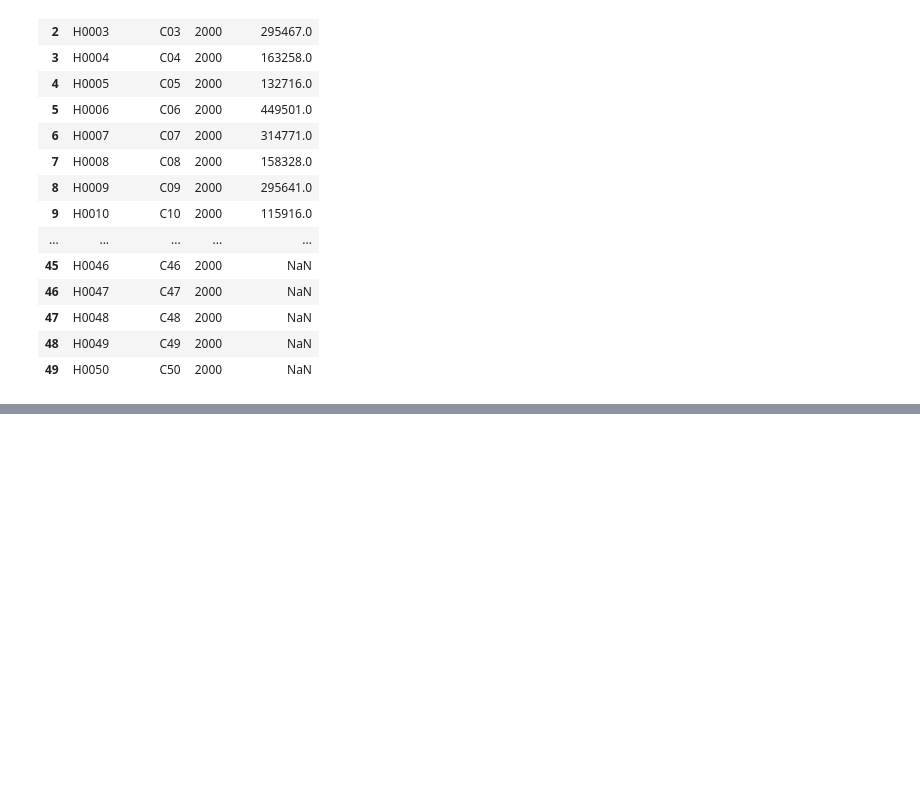
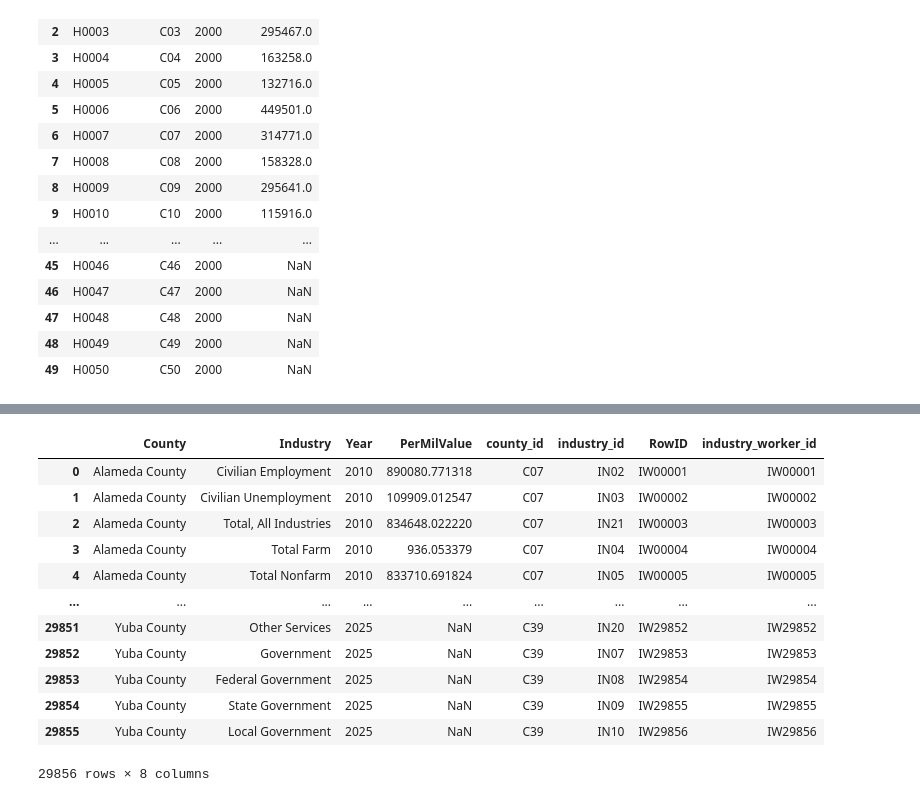
Before and after one commit to MarkBish24/housing-cost-industry-type-correlation, a Jupyter notebook: data-cleaning/Building-SQL-Schema.ipynb, the cells around one changed output, grey strips where cells are left out. Cells and saved outputs as stored; diff of their text form; code cells hidden in the pictures; blank space fills up the shorter version.

Commit message:
created industry worker schema

```diff
--- a/data-cleaning/Building-SQL-Schema.ipynb
+++ b/data-cleaning/Building-SQL-Schema.ipynb
@@ -89,0 +140,8 @@ df_long.to_csv("./Schema-data/Housing-Cost.csv", index=False)
+# %%
+df_all['County'] = df_all['County'].str.replace('_per_mil', '', regex=False)
+df_all['County'] = df_all['County'].str.replace('_', ' ', regex=False)
+
+# Clean IndustryType names
+df_all['TITLE'] = df_all['TITLE'].str.replace(' per mil', '', regex=False)
+
+df_all.head(30)
@@ -89,0 +166,6 @@ df_long.to_csv("./Schema-data/Housing-Cost.csv", index=False)
+# %%
+df_all = df_all.rename(columns={
+    'TITLE': 'Industry',
+    'Value': 'PerMilValue'
+})
+df_all
@@ -89,0 +186,10 @@ df_long.to_csv("./Schema-data/Housing-Cost.csv", index=False)
+# %%
+df_counties = pd.read_csv("./Schema-data/Counties.csv")  # Columns: ID, RegionName
+df_counties = df_counties.rename(columns={'id': 'county_id', 'RegionName': 'County'})
+
+df_industry = pd.read_csv("./Schema-data/Industries.csv")  # Columns: ID, IndustryType
+df_industry = df_industry.rename(columns={'id': 'industry_id', 'Industry': 'Industry'})
+# %%
+df_all = df_all.merge(df_counties[['county_id', 'County']], on='County', how='left')
+
+df_all = df_all.merge(df_industry[['industry_id', 'Industry']],on='Industry', how='left')
@@ -89,0 +212,17 @@ df_long.to_csv("./Schema-data/Housing-Cost.csv", index=False)
+# %%
+df_all['industry_worker_id'] = ['IW' + str(i).zfill(5) for i in range(1, len(df_all)+1)]
+df_all
+# %% [output]
+|  | County | Industry | Year | PerMilValue | county_id | industry_id | RowID | industry_worker_id |
+| 0 | Alameda County | Civilian Employment | 2010 | 890080.771318 | C07 | IN02 | IW00001 | IW00001 |
+| 1 | Alameda County | Civilian Unemployment | 2010 | 109909.012547 | C07 | IN03 | IW00002 | IW00002 |
+| 2 | Alameda County | Total, All Industries | 2010 | 834648.022220 | C07 | IN21 | IW00003 | IW00003 |
+| 3 | Alameda County | Total Farm | 2010 | 936.053379 | C07 | IN04 | IW00004 | IW00004 |
+| 4 | Alameda County | Total Nonfarm | 2010 | 833710.691824 | C07 | IN05 | IW00005 | IW00005 |
+| ... | ... | ... | ... | ... | ... | ... | ... | ... |
+| 29851 | Yuba County | Other Services | 2025 | NaN | C39 | IN20 | IW29852 | IW29852 |
+| 29852 | Yuba County | Government | 2025 | NaN | C39 | IN07 | IW29853 | IW29853 |
+| 29853 | Yuba County | Federal Government | 2025 | NaN | C39 | IN08 | IW29854 | IW29854 |
+| 29854 | Yuba County | State Government | 2025 | NaN | C39 | IN09 | IW29855 | IW29855 |
+| 29855 | Yuba County | Local Government | 2025 | NaN | C39 | IN10 | IW29856 | IW29856 |
+29856 rows × 8 columns
```
Also changed, not shown: parts of 7 cells of this notebook, 59 other files.
